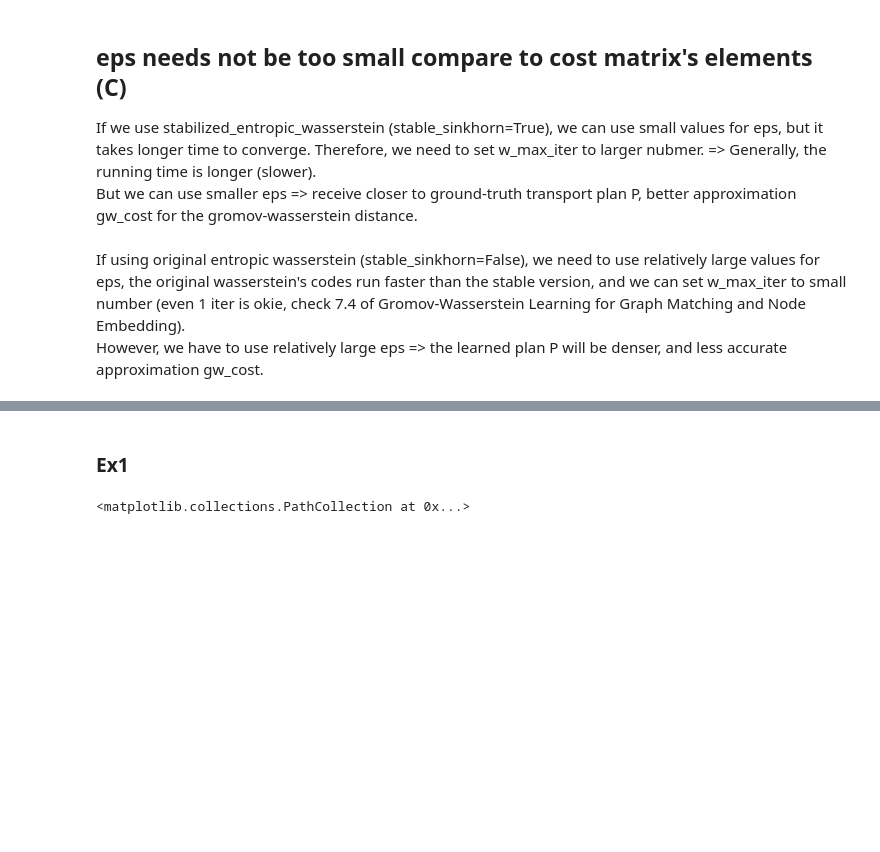
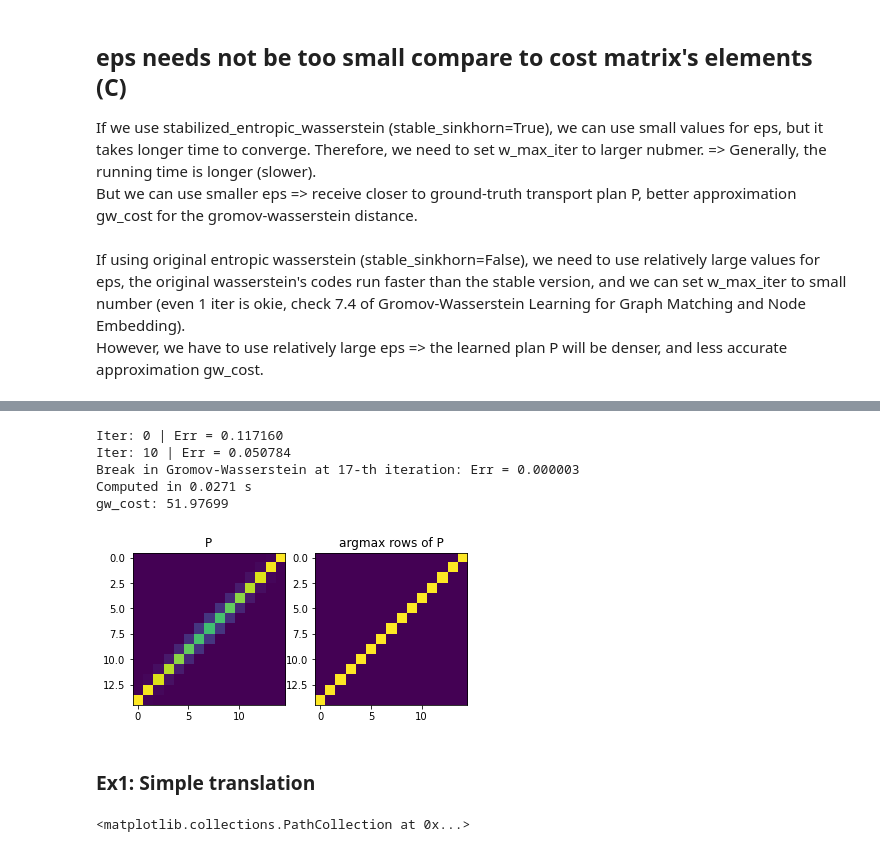
Before and after one commit to phucdoitoan/Optimal-Transport-Distance, a Jupyter notebook: gromov-wasserstein_examples.ipynb, the cells around one changed output, grey strips where cells are left out. Saved outputs shown, nothing was run; the diff lists cells and outputs as text; code cells hidden in the pictures; blank space fills up the shorter version.

```diff
--- a/gromov-wasserstein_examples.ipynb
+++ b/gromov-wasserstein_examples.ipynb
@@ -5,7 +5,7 @@ from time import time
 # %%
 from gromov_wasserstein import Entropic_GromovWasserstein as Entropic_GW
 # %%
-def show_P(P):
+def show_P(P, filename, savefig=False):
     fig, ax = plt.subplots(1, 2)
 
     ax[0].imshow(P)
@@ -16,6 +16,9 @@ def show_P(P):
 
     ax[1].imshow(X)
     ax[1].set_title('argmax rows of P')
+
+    if savefig:
+        fig.savefig(filename)
 # %% [markdown]
 ## eps needs not be too small compare to cost matrix's elements (C)
 
@@ -31,5 +103,26 @@ However, we have to use relatively large eps => the learned plan P will be dense
+# %%
+# original wasserstein
+# eps = 1e3, max_iter = 1
+gw_dist = Entropic_GW(eps=1e2, max_iter=100, thresh=1e-5,
+                      w_max_iter=10, w_thresh=1e-9,
+                      inter_loss_type='square_loss',
+                      stable_sinkhorn=False, verbose=True)
+
+t0 = time()
+gw_cost, P = gw_dist(x, y, px, py)
+print('Computed in %.4f s' %(time() - t0))
+print('gw_cost: %.5f' %(gw_cost))
+
+show_P(P.to('cpu'), 'simple_rotation_P_unstable.png', True)
+# %% [output]
+Iter: 0 | Err = 0.117160
+Iter: 10 | Err = 0.050784
+Break in Gromov-Wasserstein at 17-th iteration: Err = 0.000003
+Computed in 0.0271 s
+gw_cost: 51.97699
+[figure, added]
 # %% [markdown]
-### Ex1
+### Ex1: Simple translation
 # %%
 # randomly create point clouds x, y
 # y is just a translated cloud from x
```
Also changed, not shown: parts of 9 cells of this notebook, 6 other files.
